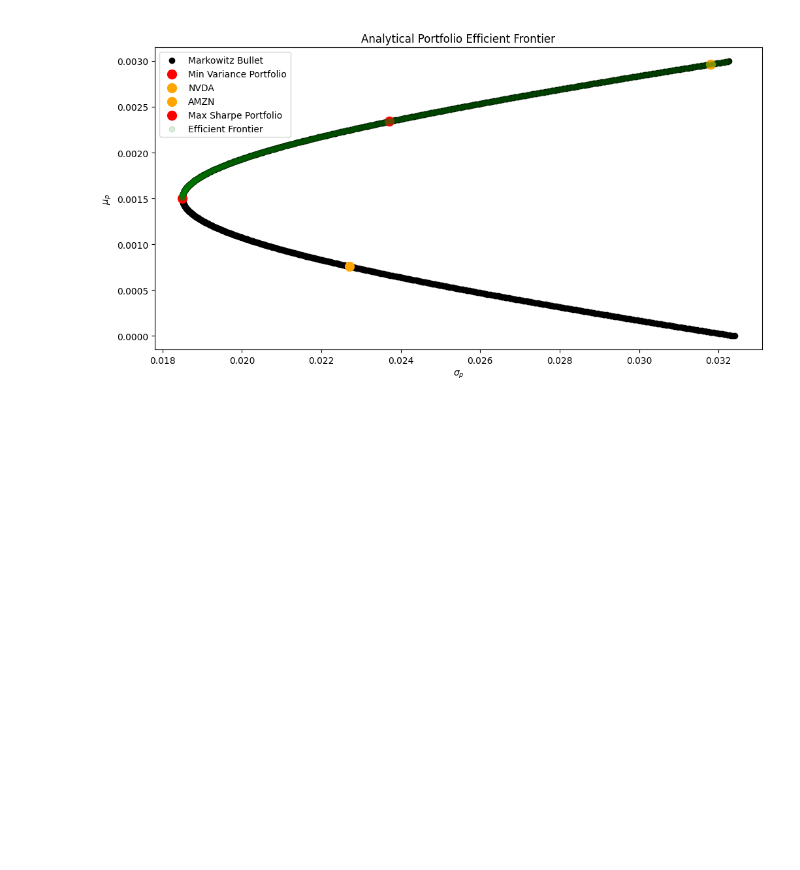
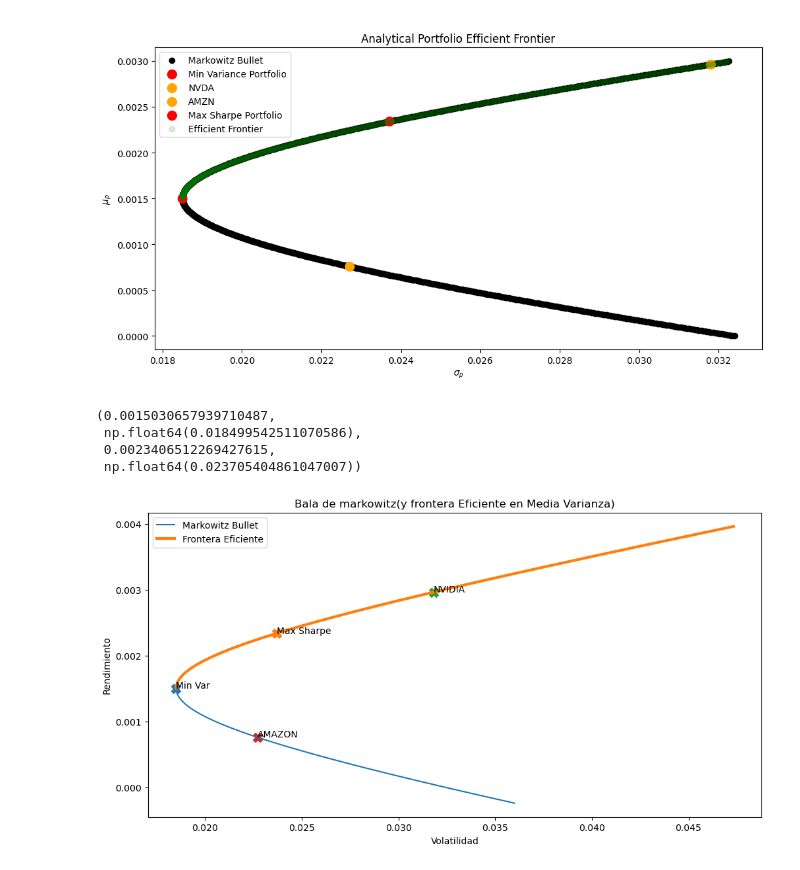
Before and after one commit to Mafergomezf/PORTAFOLIOS-DE-INVERSION, a Jupyter notebook: Modulo-2/Act_Opt_Port_Analytical.ipynb, the cells around one changed output. Drawn from its saved outputs; the diff is of its cells as text; code cells hidden in the pictures; blank space fills up the shorter version.

```diff
--- a/Modulo-2/Act_Opt_Port_Analytical.ipynb
+++ b/Modulo-2/Act_Opt_Port_Analytical.ipynb
@@ -312,0 +371,4 @@ $\hspace{0.5cm}$
+# %%
+# Tasa libre de riesgo
+rf=0.05/252
+rf
@@ -312,0 +387,4 @@ $\hspace{0.5cm}$
+# %%
+# Solución analítica Max Sharpe
+w_max_sharpe_analytical=(inv_cov @ (mean-rf))/(ones.T @ inv_cov @ (mean-rf))
+dict(zip(prices.columns,w_max_sharpe_analytical))
@@ -334,0 +523,50 @@ A continuación se muestra el producto esperado.
+# %%
+# Obtener rendimiento y volatilidad de Minima Varianza
+R_min_var=sum(w_min_var_analytical*mean)
+vol_min_var=np.sqrt(w_min_var_analytical.T @ cov @ w_min_var_analytical)
+
+# Obtener rendimiento y volatilidad de Maximo de Sharpe
+R_max_sharpe=sum(w_max_sharpe_analytical*mean)
+vol_max_sharpe=np.sqrt(w_max_sharpe_analytical.T @ cov @ w_max_sharpe_analytical)
+
+R_min_var,vol_min_var,R_max_sharpe,vol_max_sharpe
+# %% [output]
+(0.0015030657939710487,
+ np.float64(0.018499542511070586),
+ 0.0023406512269427615,
+ np.float64(0.023705404861047007))
+# %%
+# Realizar grafica
+plt.figure(figsize=(12,6))
+
+# Bala de Markowitz
+plt.plot(vol_frontier,rend_frontier,label='Markowitz Bullet')
+
+# Frontera Eficiente
+rend_frontier=np.array(rend_frontier)
+vol_frontier=np.array(vol_frontier)
+eficiente=rend_frontier>=R_min_var
+plt.plot(vol_frontier[eficiente],rend_frontier[eficiente],linewidth=3,label='Frontera Eficiente')
+
+# Scatter plot de Minima Varianza
+plt.scatter(vol_min_var,R_min_var,marker='X',s=100)
+plt.text(vol_min_var,R_min_var,'Min Var')
+
+# Scatter plot de Maximo de Sharpe
+plt.scatter(vol_max_sharpe,R_max_sharpe,marker='X',s=100)
+plt.text(vol_max_sharpe,R_max_sharpe,'Max Sharpe')
+
+# Graficar coordenadas de activos individuales
+for i in range(n_assets):
+    plt.scatter(std.iloc[i],mean.iloc[i],marker='X',s=100)
+    plt.text(std.iloc[i],mean.iloc[i],prices.columns[i])
+
+# Nombrar eje x, y, titulo
+plt.xlabel("Volatilidad")
+plt.ylabel("Rendimiento")
+plt.title('Bala de markowitz(y frontera Eficiente en Media Varianza)')
+plt.legend()
+
+plt.show()
+# %% [output]
+[figure, added]
```
Also changed, not shown: parts of 17 cells of this notebook.
